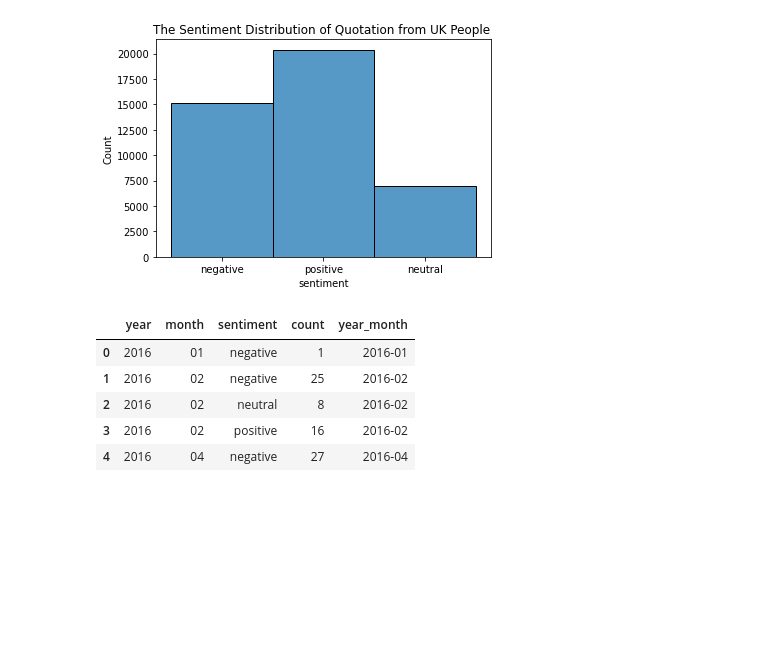
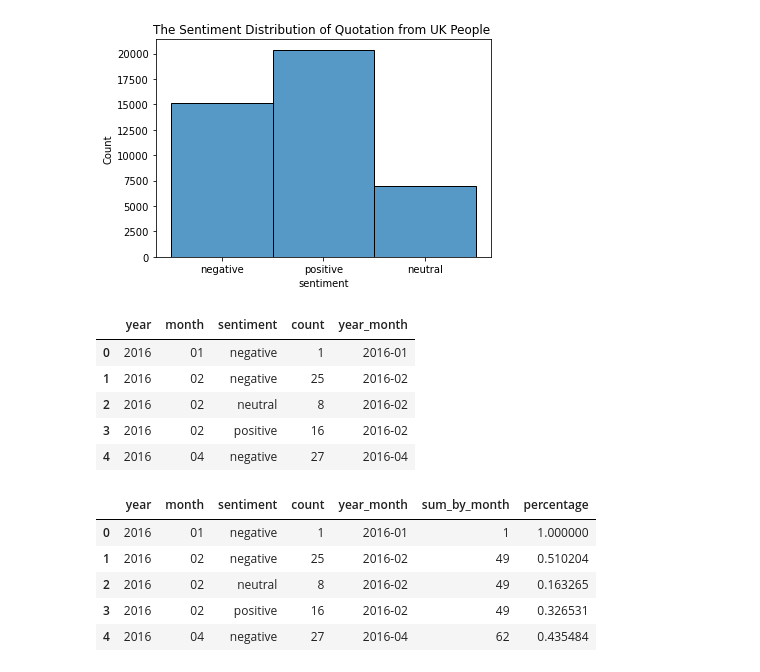
Before and after one commit to epfl-ada/ada-2021-project-skrw, a Jupyter notebook: Milestone_3.ipynb, the cells around one changed output. Cells and saved outputs as stored; diff of their text form; code cells hidden in the pictures; blank space fills up the shorter version.

```diff
--- a/Milestone_3.ipynb
+++ b/Milestone_3.ipynb
@@ -509,3 +498,16 @@ sentiment_month_change.head()
 | 2 | 2016 | 02 | neutral | 8 | 2016-02 |
 | 3 | 2016 | 02 | positive | 16 | 2016-02 |
 | 4 | 2016 | 04 | negative | 27 | 2016-04 |
+# %%
+sum_by_month = sentiment_month_change.groupby(["year","month"])["count"].sum().reset_index()
+sum_by_month.rename(columns={"count": "sum_by_month"},inplace = True)
+sentiment_month_change = sentiment_month_change.merge(sum_by_month, on = ["year","month"])
+sentiment_month_change["percentage"] = sentiment_month_change["count"]/sentiment_month_change["sum_by_month"]
+sentiment_month_change.head()
+# %% [output]
+|  | year | month | sentiment | count | year_month | sum_by_month | percentage |
+| 0 | 2016 | 01 | negative | 1 | 2016-01 | 1 | 1.000000 |
+| 1 | 2016 | 02 | negative | 25 | 2016-02 | 49 | 0.510204 |
+| 2 | 2016 | 02 | neutral | 8 | 2016-02 | 49 | 0.163265 |
+| 3 | 2016 | 02 | positive | 16 | 2016-02 | 49 | 0.326531 |
+| 4 | 2016 | 04 | negative | 27 | 2016-04 | 62 | 0.435484 |
```
Also changed, not shown: parts of 6 cells of this notebook.
